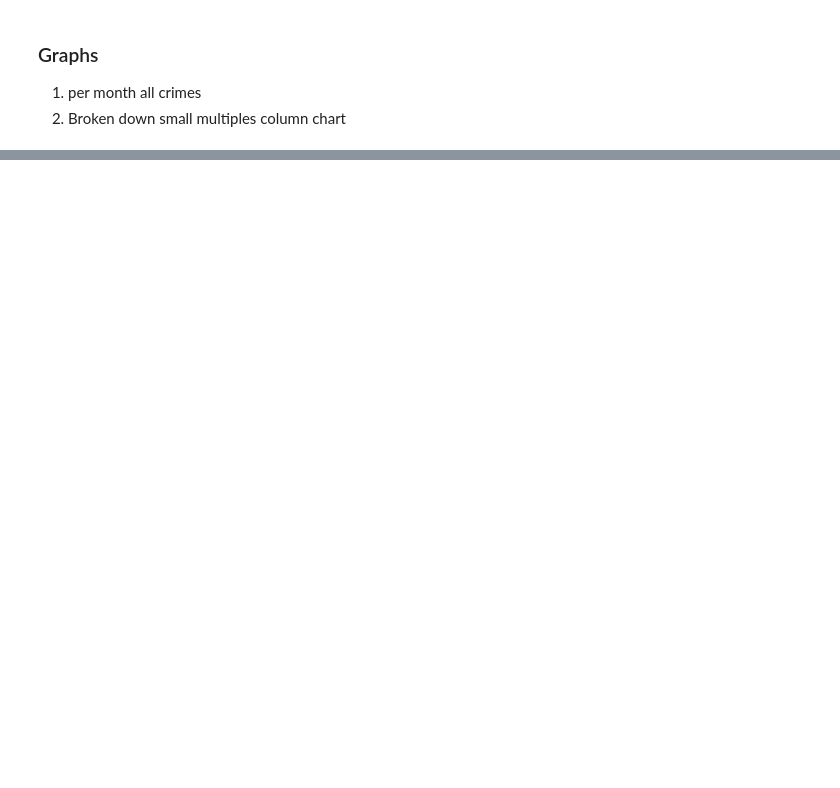
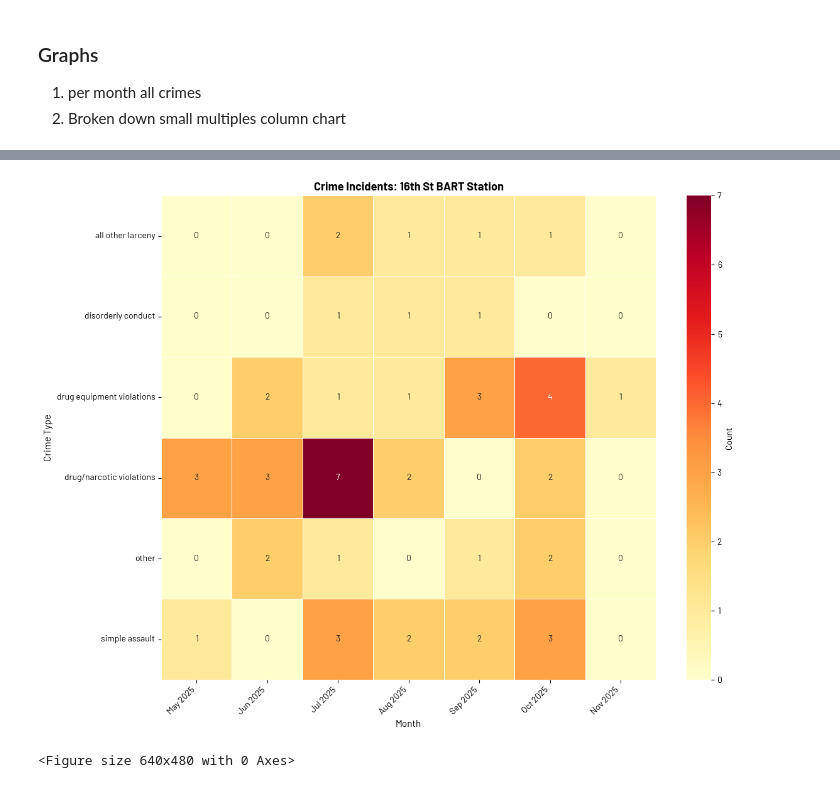
Before and after one commit to anusha0712/autoupdating-dash, a Jupyter notebook: bart_crime_viz.ipynb, the cells around one changed output, grey strips where cells are left out. Saved outputs shown, nothing was run; the diff lists cells and outputs as text; code cells hidden in the pictures; blank space fills up the shorter version.

```diff
--- a/bart_crime_viz.ipynb
+++ b/bart_crime_viz.ipynb
@@ -75,3 +75,69 @@ by_month.columns = ['time', 'count']
 # %%
 descriptions_df.to_csv("viz/bart/crime_desc.csv", index = False)
 by_month.to_csv("viz/bart/crime_time.csv", index = False)
+# %%
+import seaborn as sns
+import matplotlib.pyplot as plt
+import os
+
+# Create directory if it doesn't exist
+os.makedirs('viz/bart', exist_ok=True)
+
+# Fix month ordering - convert to datetime and sort
+crimes['month_year_dt'] = pd.to_datetime(crimes['month_year'], format='%b %Y')
+crimes_sorted = crimes.sort_values('month_year_dt')
+
+# Group rare crimes into "other"
+crime_counts = crimes['description'].value_counts()
+top_crimes = crime_counts[crime_counts >= 3].index
+crimes_sorted['description_grouped'] = crimes_sorted['description'].apply(
+    lambda x: x if x in top_crimes else 'other'
+)
+
+# Create crosstab with sorted data
+heatmap_data = pd.crosstab(
+    crimes_sorted['description_grouped'],
+    crimes_sorted['month_year']
+)
+
+# Reorder columns chronologically
+month_order = crimes_sorted.groupby('month_year')['month_year_dt'].first().sort_values().index
+heatmap_data = heatmap_data[month_order]
+
+# Create heatmap - 1200x900 pixels at 100 dpi = 12x9 inches
+fig, ax = plt.subplots(figsize=(12, 9))
+sns.heatmap(heatmap_data, annot=True, fmt='d', cmap='YlOrRd', cbar_kws={'label': 'Count'}, linewidths=0.5, ax=ax)
+
+# Set Barlow font for all text elements
+ax.set_xlabel('Month', fontsize=11, fontfamily='Barlow')
+ax.set_ylabel('Crime Type', fontsize=11, fontfamily='Barlow')
+ax.set_title('Crime Incidents: 16th St BART Station', fontsize=13, fontweight='bold', fontfamily='Barlow')
+
+# Set Barlow for tick labels
+for label in ax.get_xticklabels() + ax.get_yticklabels():
+    label.set_fontfamily('Barlow')
+
+# Set Barlow for colorbar label
+cbar = ax.collections[0].colorbar
+cbar.ax.set_ylabel('Count', fontfamily='Barlow')
+
+plt.xticks(rotation=45, ha='right')
+plt.yticks(rotation=0)
+plt.tight_layout()
+plt.savefig('viz/bart/crime_heatmap.png', dpi=100, bbox_inches='tight')
+plt.show()
+# %% [output]
+[figure, added]
+# %%
+import matplotlib.pyplot as plt
+
+# After creating your heatmap, check the fonts
+fig = plt.gcf()
+for ax in fig.get_axes():
+    print("Title font:", ax.title.get_fontname())
+    print("X-label font:", ax.xaxis.label.get_fontname())
+    print("Y-label font:", ax.yaxis.label.get_fontname())
+    print("X-tick fonts:", [t.get_fontname() for t in ax.get_xticklabels()])
+    print("Y-tick fonts:", [t.get_fontname() for t in ax.get_yticklabels()])
+# %% [output]
+<Figure size 640x480 with 0 Axes>
```
Also changed, not shown: parts of 2 cells of this notebook, 3 other files.
